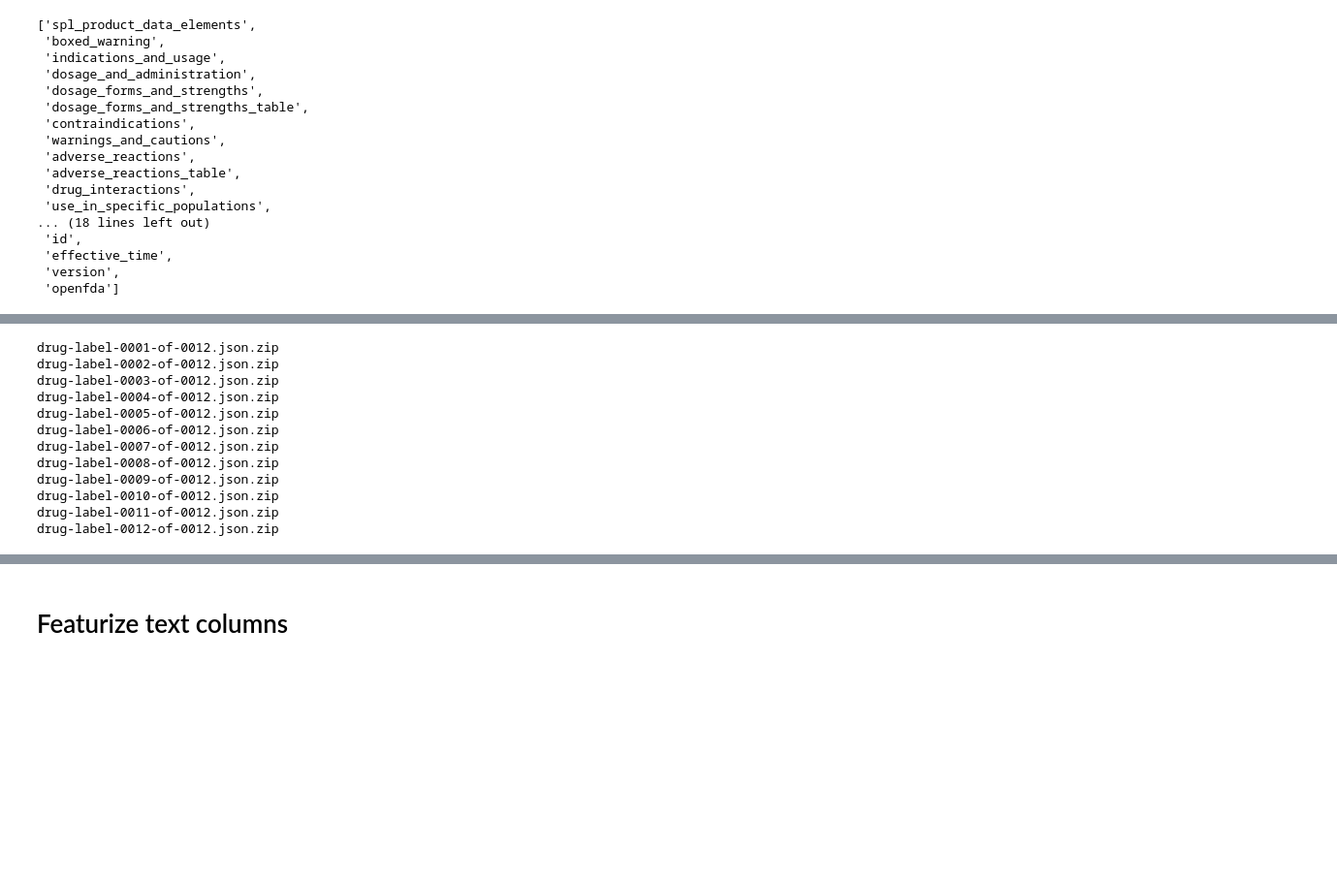
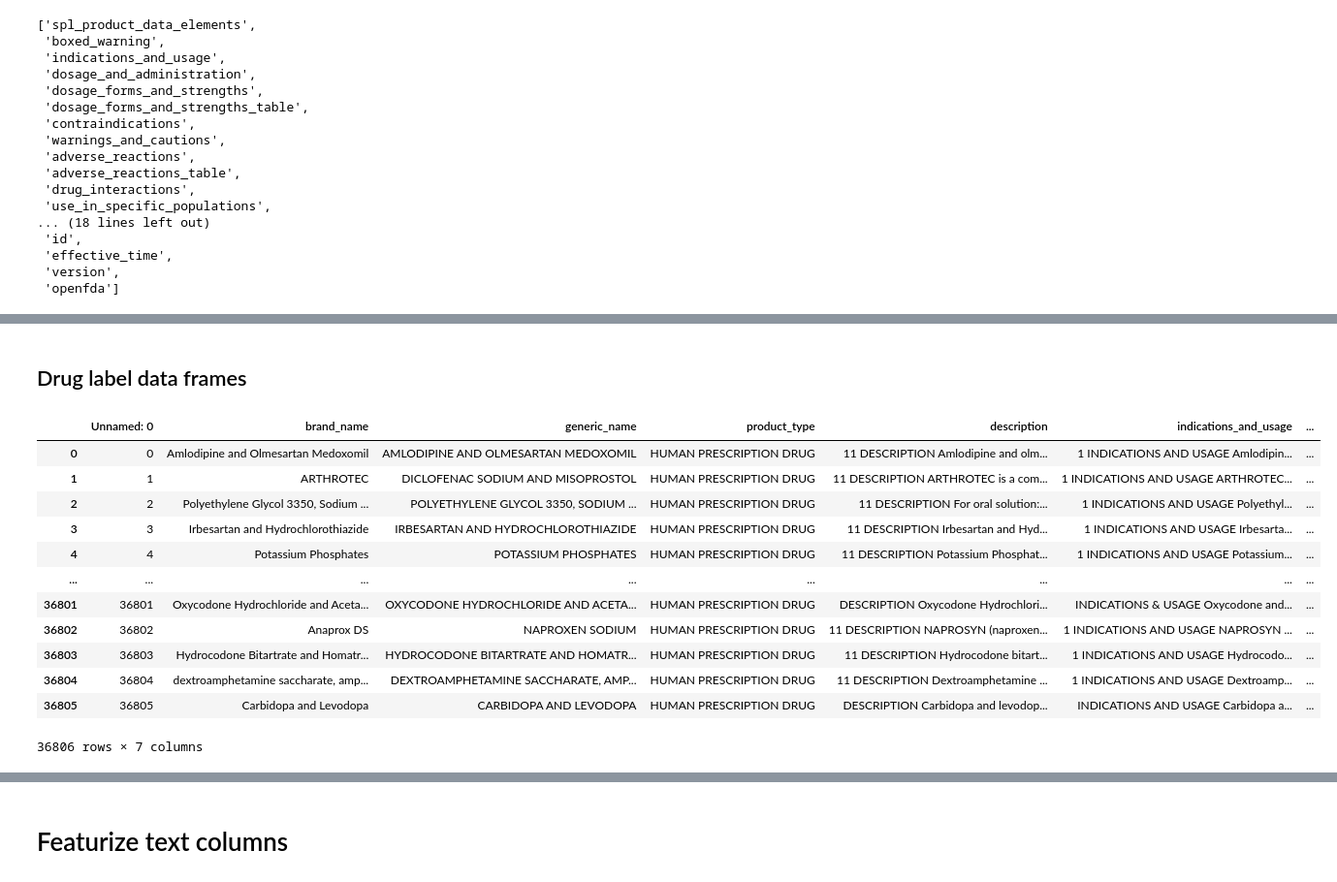
Before and after one commit to rmhorton/PMC_classifiers, a Jupyter notebook: drug_labels/drug_labels.ipynb, the cells around one changed output, grey strips where cells are left out. Shown: that part at 97% size. Cells and saved outputs as stored; diff of their text form; code cells hidden in the pictures; blank space fills up the shorter version.

Commit message:
New section writes excel file
Scores for selected MeSH terms for representative drugs

```diff
--- a/drug_labels/drug_labels.ipynb
+++ b/drug_labels/drug_labels.ipynb
@@ -113,29 +118,42 @@ openfda :  {'application_number': ['ANDA216274'], 'brand_name': ['Potassium Phos
 openfda :  {'application_number': ['ANDA201972'], 'brand_name': ['Oxycodone and Acetaminophen'], 'generic_name': ['OXYCODONE AND ACETAMINOPHEN'], 'manufacturer_name': ['Quality Care Products LLC'], 'p ...
 openfda :  {'application_number': ['ANDA204189'], 'brand_name': ['Gemfibrozil'], 'generic_name': ['GEMFIBROZIL'], 'manufacturer_name': ['Zydus Pharmaceuticals (USA) Inc.'], 'product_ndc': ['68382-553' ...
 openfda :  {'application_number': ['ANDA202074'], 'brand_name': ['Olanzapine and Fluoxetine'], 'generic_name': ['OLANZAPINE AND FLUOXETINE'], 'manufacturer_name': ['Teva Pharmaceuticals USA, Inc.'], ' ...
+# %% [markdown]
+## Drug label data frames
 # %%
-# Process all zip files
-import re
+DRUGS_FILE = "human_prescription_drugs.xlsx"
 
-human_prescription_drugs = []
-for zfile in ZIP_FILES:
-    print(zfile)
-    file_number = int(re.sub(r"drug-label-([0-9]+).*", r"\1", zfile))
-    labels = load_data_from_zip(zfile)
-    results_df = extract_dataframe(labels['results'])
-    human_prescription_drugs.append(results_df[results_df['product_type'] == 'HUMAN PRESCRIPTION DRUG'])
-    excel_file = f"drug_label_{file_number:02d}.xlsx"
-    results_df.to_excel(excel_file)
+if os.path.exists(DRUGS_FILE):
+    human_prescription_drugs_df = pd.read_excel(DRUGS_FILE)
+else:
+    # Process all zip files
+
+    human_prescription_drugs = []
+    for zfile in ZIP_FILES:
+        print(zfile)
+        file_number = int(re.sub(r"drug-label-([0-9]+).*", r"\1", zfile))
+        labels = load_data_from_zip(zfile)
+        results_df = extract_dataframe(labels['results'])
+        human_prescription_drugs.append(results_df[results_df['product_type'] == 'HUMAN PRESCRIPTION DRUG'])
+        excel_file = f"drug_label_{file_number:02d}.xlsx"
+        results_df.to_excel(excel_file)
+
+    human_prescription_drugs_df = pd.concat(human_prescription_drugs).reset_index(drop=True)
+    human_prescription_drugs_df.to_excel(DRUGS_FILE)
+
+
+human_prescription_drugs_df
 # %% [output]
+|  | Unnamed: 0 | brand_name | generic_name | product_type | description | indications_and_usage | ... |
+| 0 | 0 | Amlodipine and Olmesartan Medoxomil | AMLODIPINE AND OLMESARTAN MEDOXOMIL | HUMAN PRESCRIPTION DRUG | 11 DESCRIPTION Amlodipine and olm... | 1 INDICATIONS AND USAGE Amlodipin... | ... |
+| 1 | 1 | ARTHROTEC | DICLOFENAC SODIUM AND MISOPROSTOL | HUMAN PRESCRIPTION DRUG | 11 DESCRIPTION ARTHROTEC is a com... | 1 INDICATIONS AND USAGE ARTHROTEC... | ... |
+| 2 | 2 | Polyethylene Glycol 3350, Sodium ... | POLYETHYLENE GLYCOL 3350, SODIUM ... | HUMAN PRESCRIPTION DRUG | 11 DESCRIPTION For oral solution:... | 1 INDICATIONS AND USAGE Polyethyl... | ... |
+| 3 | 3 | Irbesartan and Hydrochlorothiazide | IRBESARTAN AND HYDROCHLOROTHIAZIDE | HUMAN PRESCRIPTION DRUG | 11 DESCRIPTION Irbesartan and Hyd... | 1 INDICATIONS AND USAGE Irbesarta... | ... |
+| 4 | 4 | Potassium Phosphates | POTASSIUM PHOSPHATES | HUMAN PRESCRIPTION DRUG | 11 DESCRIPTION Potassium Phosphat... | 1 INDICATIONS AND USAGE Potassium... | ... |
+| ... | ... | ... | ... | ... | ... | ... | ... |
+| 36801 | 36801 | Oxycodone Hydrochloride and Aceta... | OXYCODONE HYDROCHLORIDE AND ACETA... | HUMAN PRESCRIPTION DRUG | DESCRIPTION Oxycodone Hydrochlori... | INDICATIONS & USAGE Oxycodone and... | ... |
+| 36802 | 36802 | Anaprox DS | NAPROXEN SODIUM | HUMAN PRESCRIPTION DRUG | 11 DESCRIPTION NAPROSYN (naproxen... | 1 INDICATIONS AND USAGE NAPROSYN ... | ... |
+| 36803 | 36803 | Hydrocodone Bitartrate and Homatr... | HYDROCODONE BITARTRATE AND HOMATR... | HUMAN PRESCRIPTION DRUG | 11 DESCRIPTION Hydrocodone bitart... | 1 INDICATIONS AND USAGE Hydrocodo... | ... |
+| 36804 | 36804 | dextroamphetamine saccharate, amp... | DEXTROAMPHETAMINE SACCHARATE, AMP... | HUMAN PRESCRIPTION DRUG | 11 DESCRIPTION Dextroamphetamine ... | 1 INDICATIONS AND USAGE Dextroamp... | ... |
+| 36805 | 36805 | Carbidopa and Levodopa | CARBIDOPA AND LEVODOPA | HUMAN PRESCRIPTION DRUG | DESCRIPTION Carbidopa and levodop... | INDICATIONS AND USAGE Carbidopa a... | ... |
-drug-label-0001-of-0012.json.zip
-drug-label-0002-of-0012.json.zip
-drug-label-0003-of-0012.json.zip
-drug-label-0004-of-0012.json.zip
-drug-label-0005-of-0012.json.zip
-drug-label-0006-of-0012.json.zip
-drug-label-0007-of-0012.json.zip
-drug-label-0008-of-0012.json.zip
-drug-label-0009-of-0012.json.zip
-drug-label-0010-of-0012.json.zip
-drug-label-0011-of-0012.json.zip
-drug-label-0012-of-0012.json.zip
+36806 rows × 7 columns
```
Also changed, not shown: parts of 15 cells of this notebook, 1 other file.
